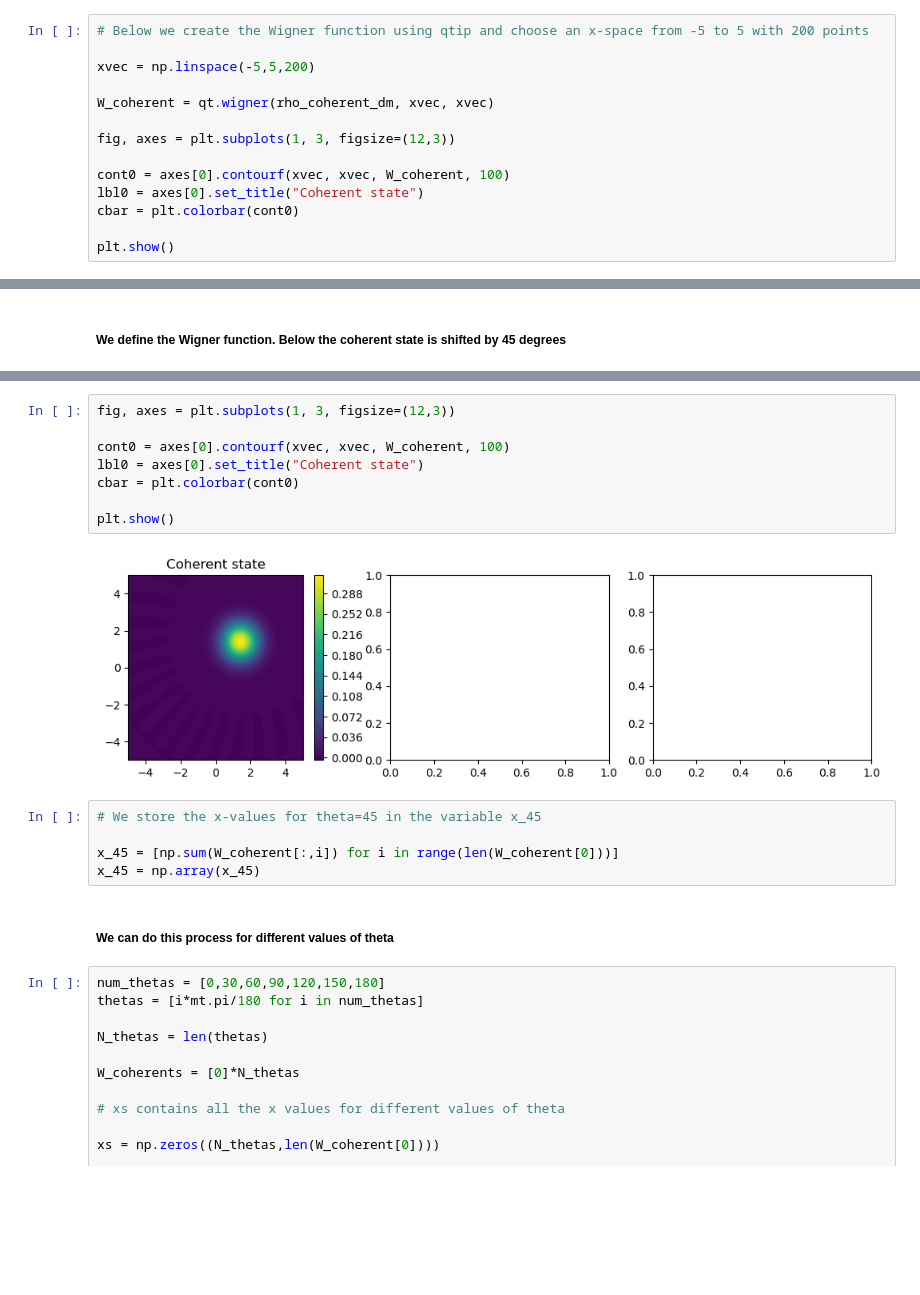
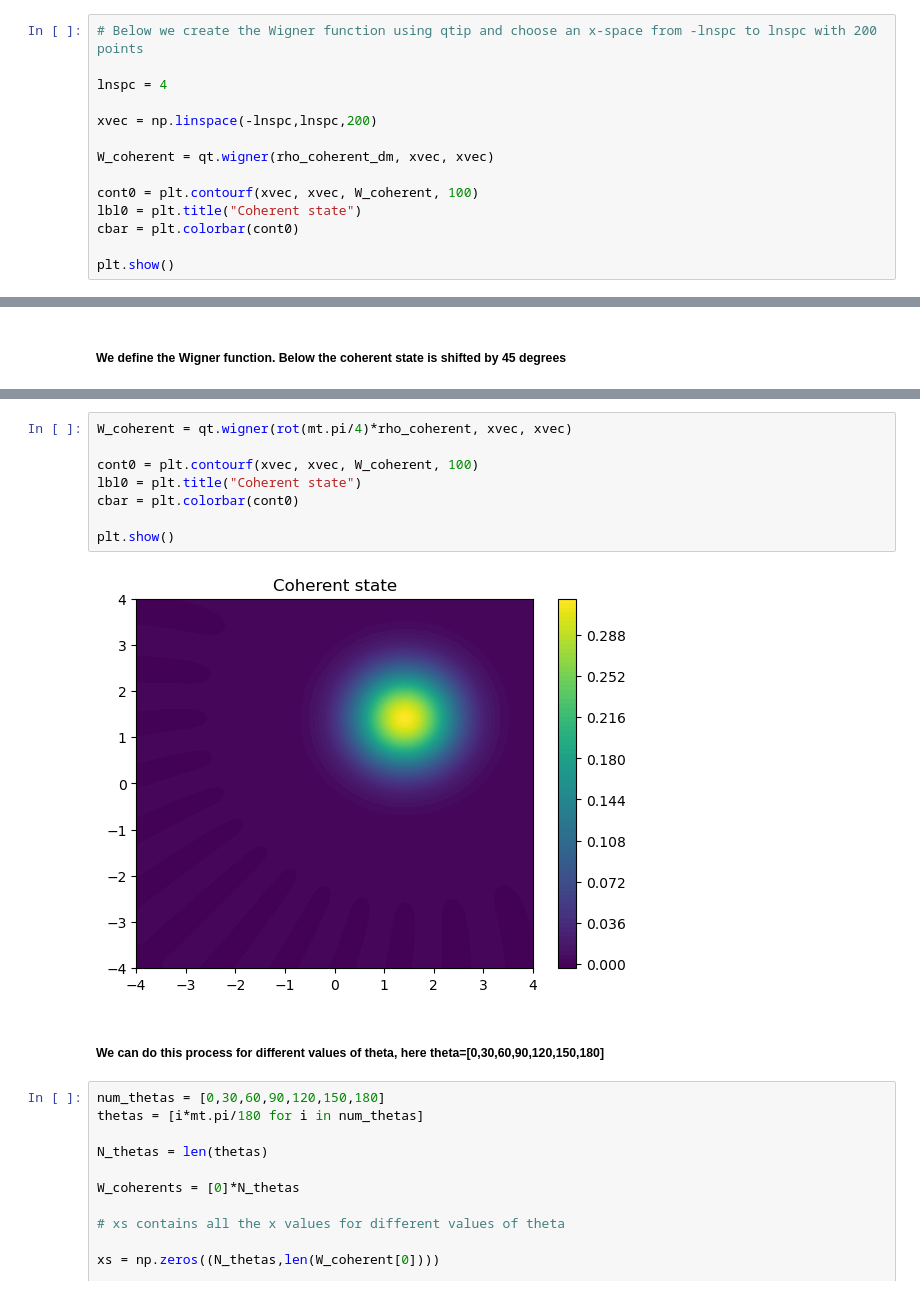
Before and after one commit to Rasmus9023/Homodyne-Tomography, a Jupyter notebook: prob_theta.ipynb, the cells around one changed output, grey strips where cells are left out. Saved outputs shown, nothing was run; the diff lists cells and outputs as text; blank space fills up the shorter version.

```diff
--- a/prob_theta.ipynb
+++ b/prob_theta.ipynb
@@ -20,14 +38,14 @@ rho_coherent_dm = qt.coherent_dm(N, np.sqrt(2))
 # %%
-# Below we create the Wigner function using qtip and choose an x-space from -5 to 5 with 200 points
+# Below we create the Wigner function using qtip and choose an x-space from -lnspc to lnspc with 200 points
 
-xvec = np.linspace(-5,5,200)
+lnspc = 4
+
+xvec = np.linspace(-lnspc,lnspc,200)
 
 W_coherent = qt.wigner(rho_coherent_dm, xvec, xvec)
 
-fig, axes = plt.subplots(1, 3, figsize=(12,3))
-
-cont0 = axes[0].contourf(xvec, xvec, W_coherent, 100)
-lbl0 = axes[0].set_title("Coherent state")
+cont0 = plt.contourf(xvec, xvec, W_coherent, 100)
+lbl0 = plt.title("Coherent state")
 cbar = plt.colorbar(cont0)
 
 plt.show()
@@ -49,20 +65,15 @@ W_coherent = qt.wigner(rot(mt.pi/4)*rho_coherent, xvec, xvec)
 # %%
-fig, axes = plt.subplots(1, 3, figsize=(12,3))
+W_coherent = qt.wigner(rot(mt.pi/4)*rho_coherent, xvec, xvec)
 
-cont0 = axes[0].contourf(xvec, xvec, W_coherent, 100)
-lbl0 = axes[0].set_title("Coherent state")
+cont0 = plt.contourf(xvec, xvec, W_coherent, 100)
+lbl0 = plt.title("Coherent state")
 cbar = plt.colorbar(cont0)
 
 plt.show()
 # %% [output]
-[figure, old version]
+[figure, new version]
-# %%
-# We store the x-values for theta=45 in the variable x_45
-
-x_45 = [np.sum(W_coherent[:,i]) for i in range(len(W_coherent[0]))]
-x_45 = np.array(x_45)
 # %% [markdown]
-##### We can do this process for different values of theta
+##### We can do this process for different values of theta, here theta=[0,30,60,90,120,150,180]
 # %%
 num_thetas = [0,30,60,90,120,150,180]
 thetas = [i*mt.pi/180 for i in num_thetas]
```
Also changed, not shown: parts of 27 cells of this notebook, 4 other files.
